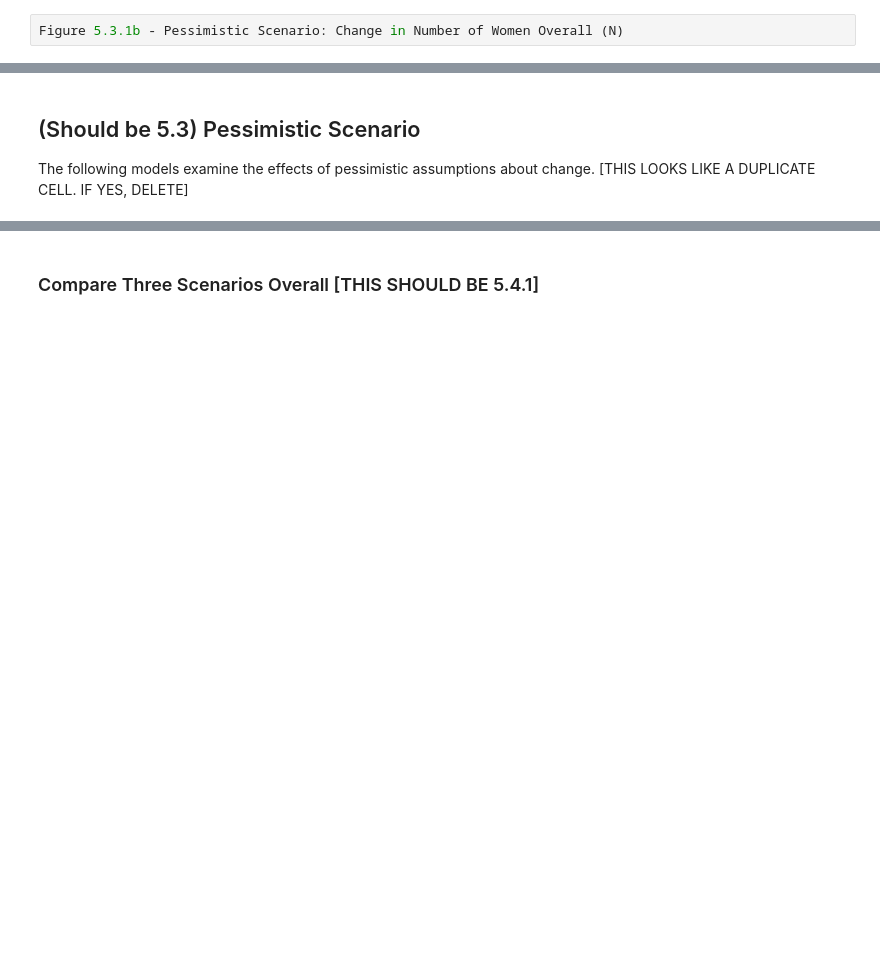
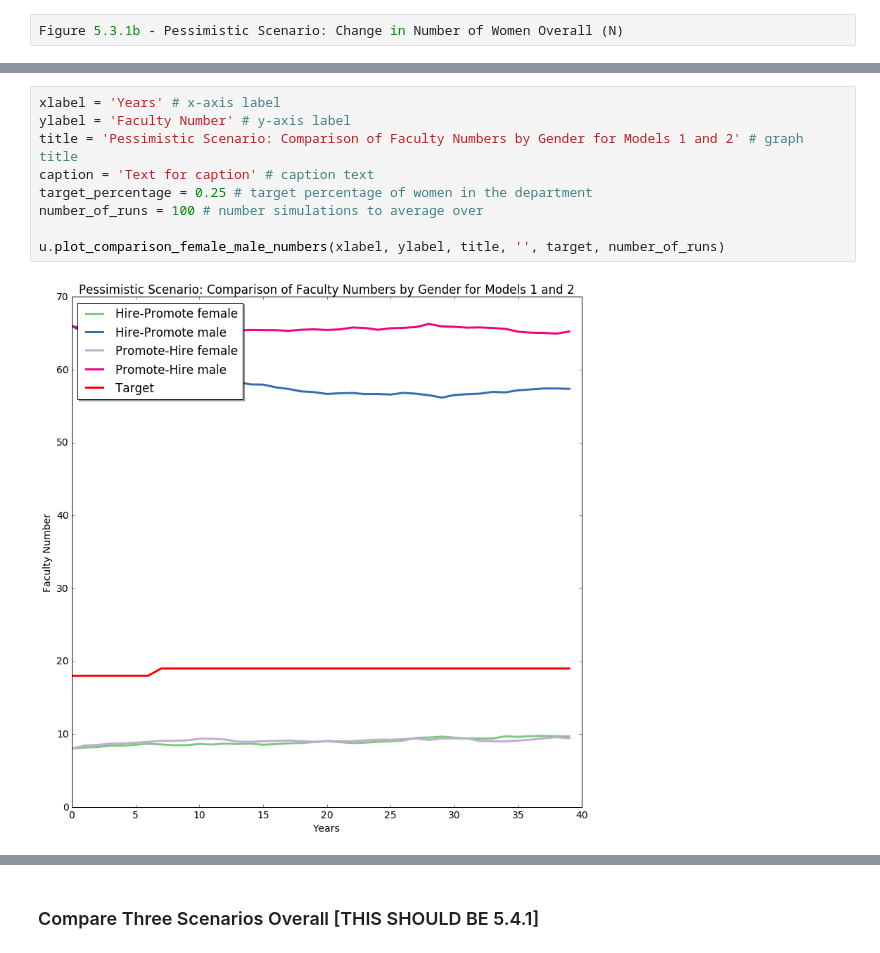
Before and after one commit to university-gender-evolution/notebooks-univ-gender, a Jupyter notebook: notebooks/mgmt_notebook05092016.ipynb, the cells around one changed output, grey strips where cells are left out. Cells and saved outputs as stored; diff of their text form; blank space fills up the shorter version.

```diff
--- a/notebooks/mgmt_notebook05092016.ipynb
+++ b/notebooks/mgmt_notebook05092016.ipynb
@@ -743,3 +743,11 @@ t.plot_multiple_runs_detail(100, plot_title, number_of_runs)
-# %% [markdown]
-## (Should be 5.3) Pessimistic Scenario
-The following models examine the effects of pessimistic assumptions about change. [THIS LOOKS LIKE A DUPLICATE CELL.  IF YES, DELETE]
+# %%
+xlabel = 'Years' # x-axis label
+ylabel = 'Faculty Number' # y-axis label
+title = 'Pessimistic Scenario: Comparison of Faculty Numbers by Gender for Models 1 and 2' # graph title
+caption = 'Text for caption' # caption text
+target_percentage = 0.25 # target percentage of women in the department
+number_of_runs = 100 # number simulations to average over
+
+u.plot_comparison_female_male_numbers(xlabel, ylabel, title, '', target, number_of_runs)
+# %% [output]
+[figure, added]
```
Also changed, not shown: parts of 36 cells of this notebook.
